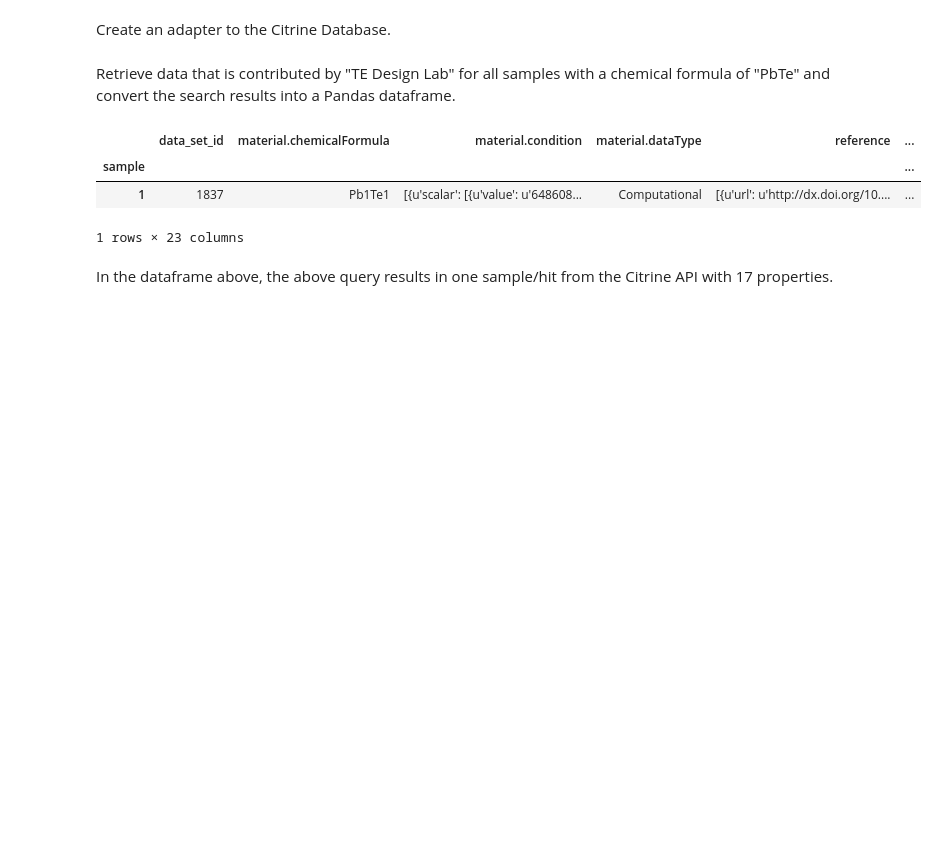
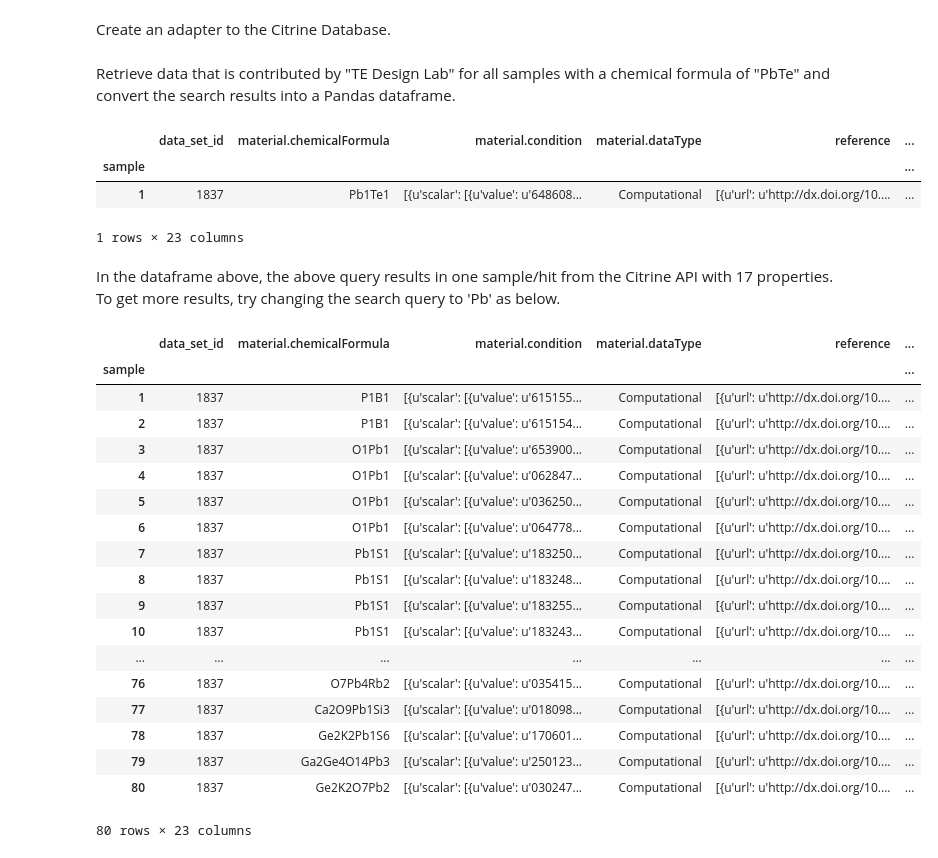
Before and after one commit to hackingmaterials/matminer, a Jupyter notebook: matminer/data_retrieval/examples/Example1.ipynb, the cells around one changed output. Saved outputs shown, nothing was run; the diff lists cells and outputs as text; code cells hidden in the pictures; blank space fills up the shorter version.

Commit message:
add secondary search and describe()

```diff
--- a/matminer/data_retrieval/examples/Example1.ipynb
+++ b/matminer/data_retrieval/examples/Example1.ipynb
@@ -18,4 +18,27 @@ c.get_dataframe(contributor='TE Design Lab', formula='PbTe')
 | 1 | 1837 | Pb1Te1 | [{u'scalar': [{u'value': u'648608... | Computational | [{u'url': u'http://dx.doi.org/10.... | ... |
 1 rows × 23 columns
 # %% [markdown]
-In the dataframe above, the above query results in one sample/hit from the Citrine API with 17 properties.
+In the dataframe above, the above query results in one sample/hit from the Citrine API with 17 properties. To get more results, try changing the search query to 'Pb' as below.
+# %%
+my_df = c.get_dataframe(contributor='TE Design Lab', formula='Pb')
+my_df
+# %% [output]
+|  | data_set_id | material.chemicalFormula | material.condition | material.dataType | reference | ... |
+| sample |  |  |  |  |  | ... |
+| 1 | 1837 | P1B1 | [{u'scalar': [{u'value': u'615155... | Computational | [{u'url': u'http://dx.doi.org/10.... | ... |
+| 2 | 1837 | P1B1 | [{u'scalar': [{u'value': u'615154... | Computational | [{u'url': u'http://dx.doi.org/10.... | ... |
+| 3 | 1837 | O1Pb1 | [{u'scalar': [{u'value': u'653900... | Computational | [{u'url': u'http://dx.doi.org/10.... | ... |
+| 4 | 1837 | O1Pb1 | [{u'scalar': [{u'value': u'062847... | Computational | [{u'url': u'http://dx.doi.org/10.... | ... |
+| 5 | 1837 | O1Pb1 | [{u'scalar': [{u'value': u'036250... | Computational | [{u'url': u'http://dx.doi.org/10.... | ... |
+| 6 | 1837 | O1Pb1 | [{u'scalar': [{u'value': u'064778... | Computational | [{u'url': u'http://dx.doi.org/10.... | ... |
+| 7 | 1837 | Pb1S1 | [{u'scalar': [{u'value': u'183250... | Computational | [{u'url': u'http://dx.doi.org/10.... | ... |
+| 8 | 1837 | Pb1S1 | [{u'scalar': [{u'value': u'183248... | Computational | [{u'url': u'http://dx.doi.org/10.... | ... |
+| 9 | 1837 | Pb1S1 | [{u'scalar': [{u'value': u'183255... | Computational | [{u'url': u'http://dx.doi.org/10.... | ... |
+| 10 | 1837 | Pb1S1 | [{u'scalar': [{u'value': u'183243... | Computational | [{u'url': u'http://dx.doi.org/10.... | ... |
+| ... | ... | ... | ... | ... | ... | ... |
+| 76 | 1837 | O7Pb4Rb2 | [{u'scalar': [{u'value': u'035415... | Computational | [{u'url': u'http://dx.doi.org/10.... | ... |
+| 77 | 1837 | Ca2O9Pb1Si3 | [{u'scalar': [{u'value': u'018098... | Computational | [{u'url': u'http://dx.doi.org/10.... | ... |
+| 78 | 1837 | Ge2K2Pb1S6 | [{u'scalar': [{u'value': u'170601... | Computational | [{u'url': u'http://dx.doi.org/10.... | ... |
+| 79 | 1837 | Ga2Ge4O14Pb3 | [{u'scalar': [{u'value': u'250123... | Computational | [{u'url': u'http://dx.doi.org/10.... | ... |
+| 80 | 1837 | Ge2K2O7Pb2 | [{u'scalar': [{u'value': u'030247... | Computational | [{u'url': u'http://dx.doi.org/10.... | ... |
+80 rows × 23 columns
```
Also changed, not shown: parts of 2 cells of this notebook.
